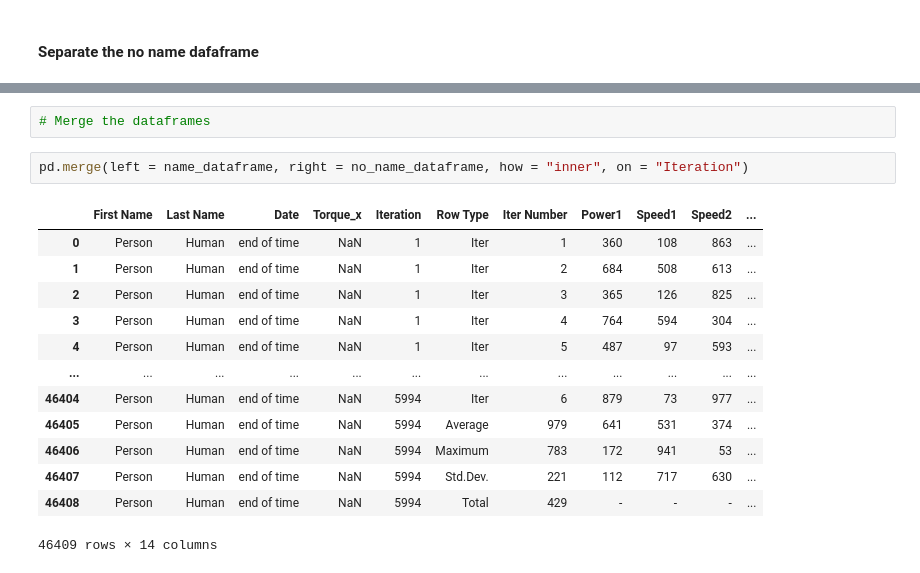
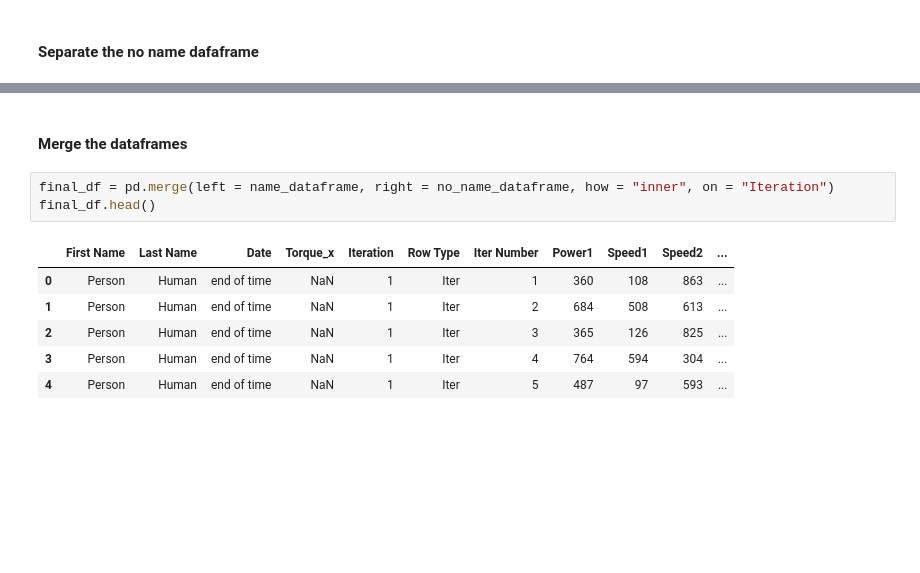
Before and after one commit to anjelitodevan/portfolio_projects, a Jupyter notebook: machinery_data_analysis_portfolio.ipynb, the cells around one changed output, grey strips where cells are left out. Cells and saved outputs as stored; diff of their text form; blank space fills up the shorter version.

```diff
--- a/machinery_data_analysis_portfolio.ipynb
+++ b/machinery_data_analysis_portfolio.ipynb
@@ -167,18 +125,12 @@ no_name_dataframe
-# %%
-# Merge the dataframes
+# %% [markdown]
+#### Merge the dataframes
 # %%
-pd.merge(left = name_dataframe, right = no_name_dataframe, how = "inner", on = "Iteration")
+final_df = pd.merge(left = name_dataframe, right = no_name_dataframe, how = "inner", on = "Iteration")
+final_df.head()
 # %% [output]
 |  | First Name | Last Name | Date | Torque_x | Iteration | Row Type | Iter Number | Power1 | Speed1 | Speed2 | ... |
 | 0 | Person | Human | end of time | NaN | 1 | Iter | 1 | 360 | 108 | 863 | ... |
 | 1 | Person | Human | end of time | NaN | 1 | Iter | 2 | 684 | 508 | 613 | ... |
 | 2 | Person | Human | end of time | NaN | 1 | Iter | 3 | 365 | 126 | 825 | ... |
 | 3 | Person | Human | end of time | NaN | 1 | Iter | 4 | 764 | 594 | 304 | ... |
 | 4 | Person | Human | end of time | NaN | 1 | Iter | 5 | 487 | 97 | 593 | ... |
-| ... | ... | ... | ... | ... | ... | ... | ... | ... | ... | ... | ... |
-| 46404 | Person | Human | end of time | NaN | 5994 | Iter | 6 | 879 | 73 | 977 | ... |
-| 46405 | Person | Human | end of time | NaN | 5994 | Average | 979 | 641 | 531 | 374 | ... |
-| 46406 | Person | Human | end of time | NaN | 5994 | Maximum | 783 | 172 | 941 | 53 | ... |
-| 46407 | Person | Human | end of time | NaN | 5994 | Std.Dev. | 221 | 112 | 717 | 630 | ... |
-| 46408 | Person | Human | end of time | NaN | 5994 | Total | 429 | - | - | - | ... |
-46409 rows × 14 columns
```
Also changed, not shown: parts of 6 cells of this notebook.
